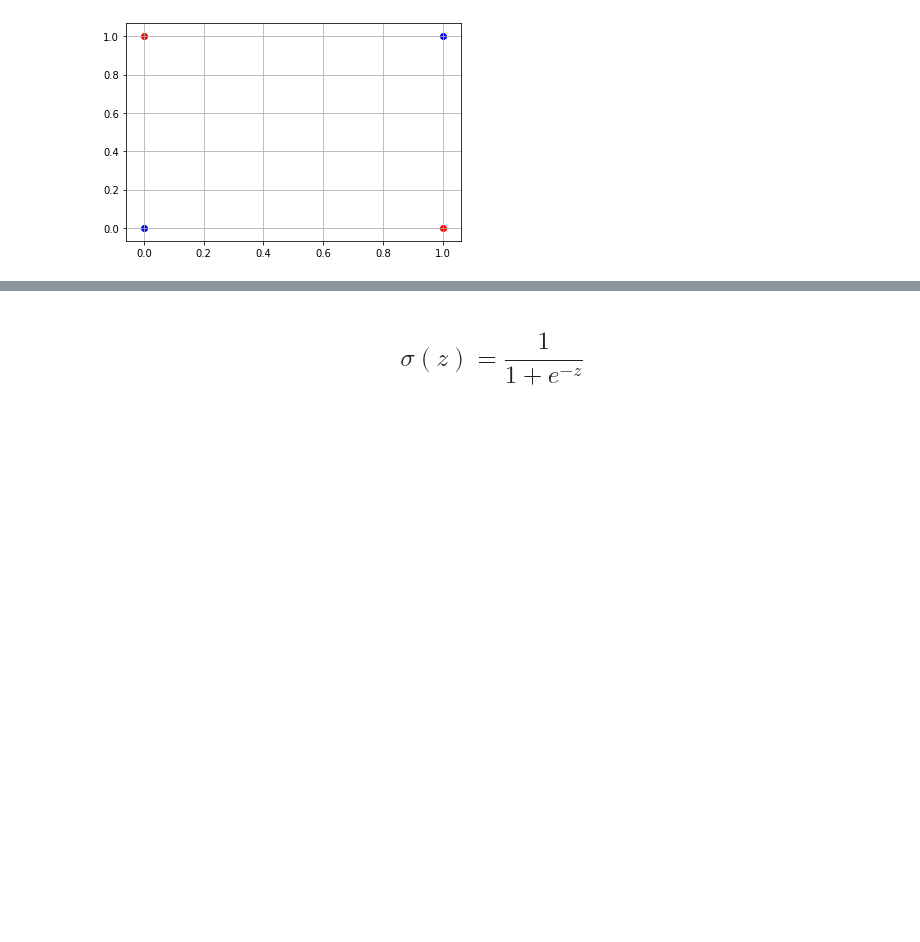
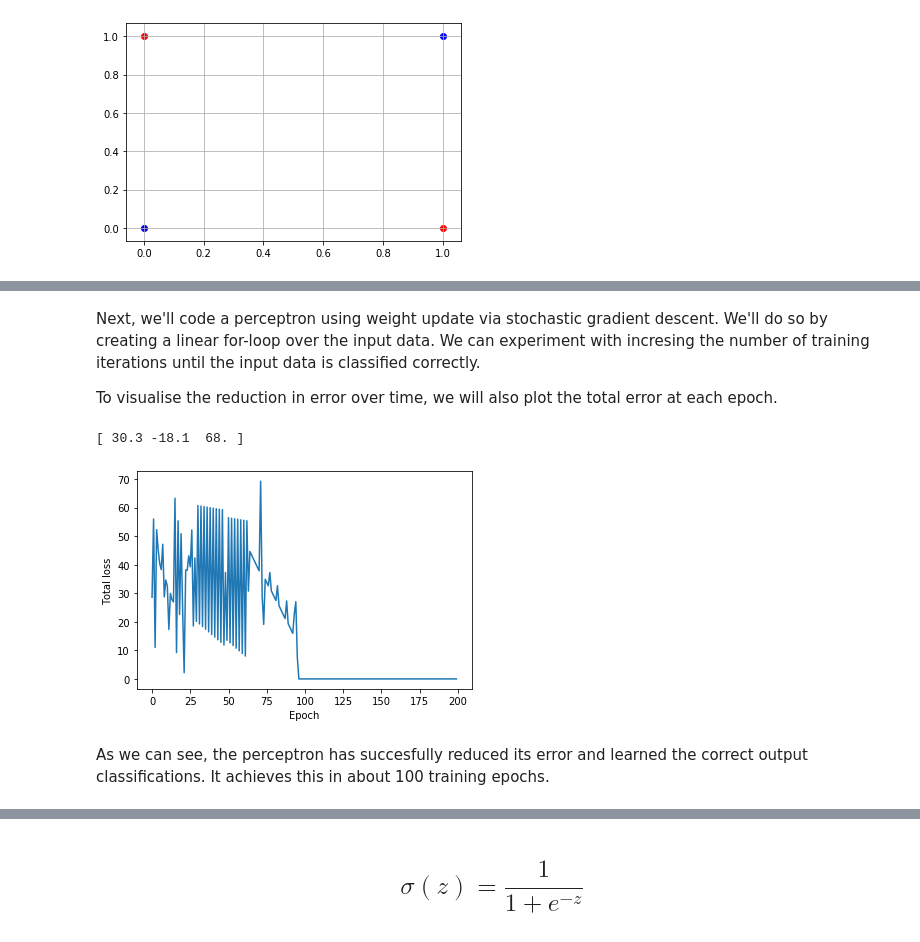
Before and after one commit to betsyherbert/PCBS_, a Jupyter notebook: PCBS Project Write-Up - Multilayer Perceptron.ipynb, the cells around one changed output, grey strips where cells are left out. Drawn from its saved outputs; the diff is of its cells as text; code cells hidden in the pictures; blank space fills up the shorter version.

```diff
--- a/PCBS Project Write-Up - Multilayer Perceptron.ipynb
+++ b/PCBS Project Write-Up - Multilayer Perceptron.ipynb
@@ -51,2 +124,37 @@ Although they once appeared promising, perceptrons are limited in their function
+# %% [markdown]
+Next, we'll code a perceptron using weight update via stochastic gradient descent. We'll do so by creating a linear for-loop over the input data. We can experiment with incresing the number of training iterations until the input data is classified correctly.
+
+To visualise the reduction in error over time, we will also plot the total error at each epoch.
+# %%
+def perceptron(X, Y):
+
+    '''
+    Implement stochastic gradient descent for an input array X and classification vector Y'''
+
+    w = np.zeros(len(X[0]))    # Define a weight vector, initiated with 0s
+    eta = 1                    # Set the 'learning rate'; this is necessary to control the size of the steps of the weight update
+    epochs = 200               # Set the number of training iterations we want to perform
+    errors = []                # Create an empty list to store the errors
+
+    for t in range(epochs):             # Iterate over the input data for the number of epochs
+        total_error = 0
+        for i, x in enumerate(X):       # Iterate over each sample of the dataset
+            if (np.dot(X[i], w)*Y[i]) <= 0:              # Condition for misclassification
+                total_error += (np.dot(X[i], w)*y[i])    # Calculate the error
+                w = w + eta*X[i]*Y[i]                    # Update rule, as defined above
+        errors.append(total_error*-1)   # Append the error for this sample to the total error
+
+    plt.plot(errors)
+    plt.xlabel('Epoch')
+    plt.ylabel('Total loss')
+
+    return w
+
+print(perceptron(x, y))
+# %% [output]
+[ 30.3 -18.1  68. ]
+[figure, added]
+# %% [markdown]
+As we can see, the perceptron has succesfully reduced its error and learned the correct output classifications. It achieves this in about 100 training epochs.
 # %% [markdown]
 # Multilayer Perceptrons
```
Also changed, not shown: parts of 18 cells of this notebook.
